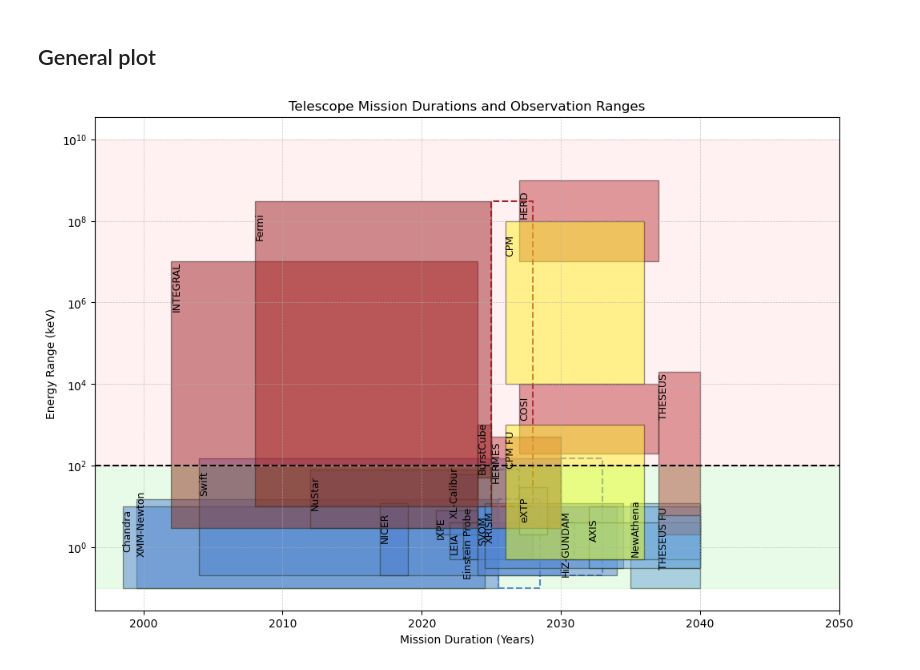
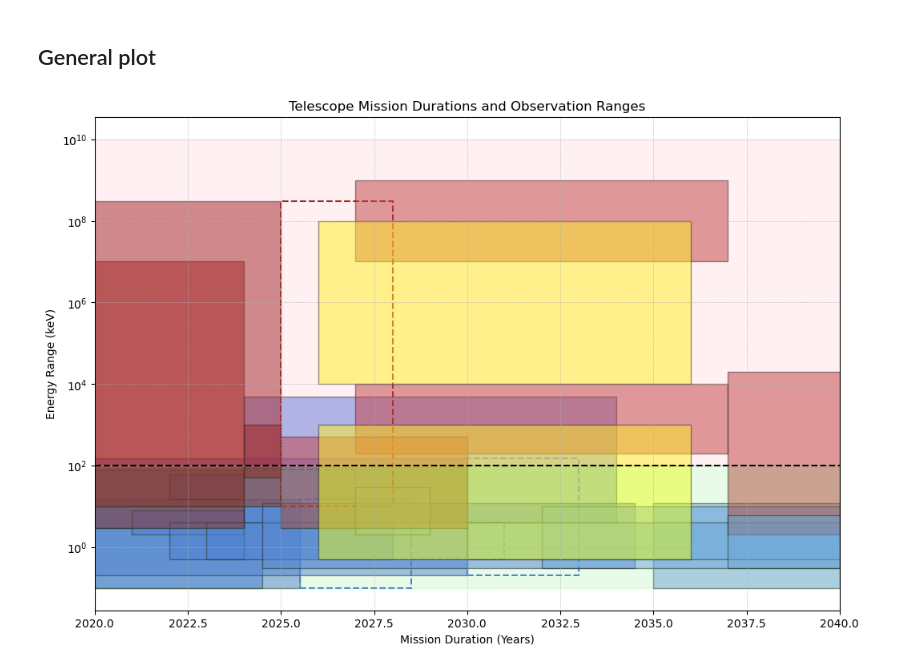
Before and after one commit to CAPIBARA3/capigx-obs-stats, a Jupyter notebook: GanttObservatories.ipynb, the cells around one changed output. Drawn from its saved outputs; the diff is of its cells as text; code cells hidden in the pictures.

Commit message:
rerun code for figures (not definitive @joanalnu ! ) and updated text in the end of nb

```diff
--- a/GanttObservatories.ipynb
+++ b/GanttObservatories.ipynb
@@ -440,32 +440,33 @@ for i, (name, (start, end), launch, end_mission, ext, obstype) in enumerate(zip(
 
     if ext_length > 0:
         ext_rect = patches.Rectangle((end_mission, start), ext_length, end - start, **ext_style)
         ax.add_patch(ext_rect)
 
     # Add mission label
-    ax.text(launch, (start+(end/2))/2, name, ha="left", va="center", fontsize=9, color="black", rotation='vertical')
+    # ax.text(launch, (start+(end/2))/2, name, ha="left", va="center", fontsize=9, color="black", rotation='vertical')
 
 # Set axis labels and title
 ax.set_xlabel("Mission Duration (Years)")
 ax.set_ylabel("Energy Range (keV)")
 ax.set_title("Telescope Mission Durations and Observation Ranges")
 
 # Log scale for energy range
 ax.set_yscale("log")
 
 # Add X-ray/gamma-ray division
 ax.axhline(y=100, color='black', linestyle='--')
 ax.axhspan(ymin=0.1, ymax=100, color='lightgreen', alpha=0.2)
 ax.axhspan(ymin=100, ymax=10000000000, color='lightpink', alpha=0.2)
 
 # Year range
 ax.set_xlim(min(launch_years) - 2, max(end_years) + 10)
+ax.set_xlim(2020, 2040)
 
 # Grid and style
 ax.grid(True, which="both", linestyle="--", linewidth=0.5, alpha=0.7)
 
 # Show plot
 plt.show()
 fig.savefig('time_energy.png', dpi=600)
 # %% [output]
-[figure, old version]
+[figure, new version]
```
Also changed, not shown: parts of 6 cells of this notebook, 1 other file.
